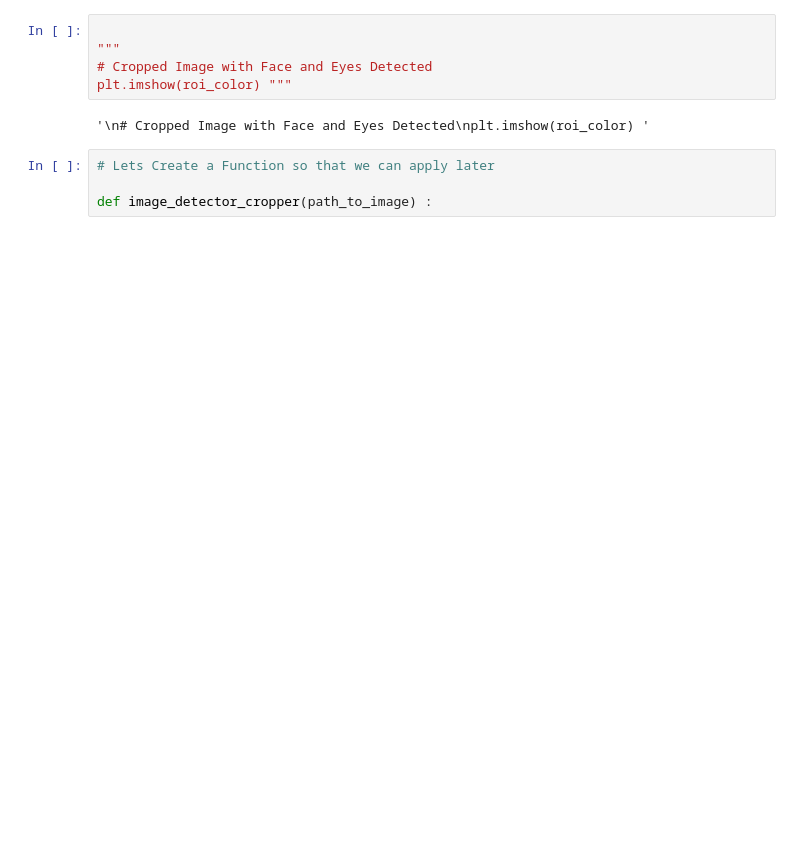
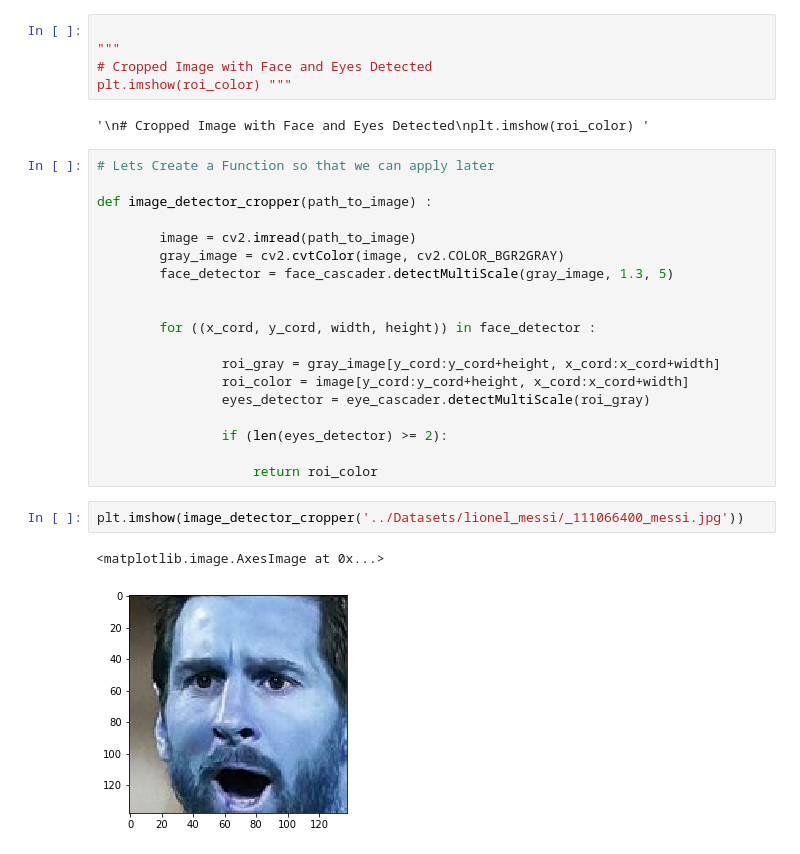
Before and after one commit to ArsalanSahab/DataScience_MachineLearning_Projects, a Jupyter notebook: Sports_Celeb_Classification/Notebooks/sports_celeb.ipynb, the cells around one changed output. Drawn from its saved outputs; the diff is of its cells as text; blank space fills up the shorter version.

```diff
--- a/Sports_Celeb_Classification/Notebooks/sports_celeb.ipynb
+++ b/Sports_Celeb_Classification/Notebooks/sports_celeb.ipynb
@@ -131,7 +134,27 @@ plt.show()
 plt.imshow(roi_color) """
 # %% [output]
 '\n# Cropped Image with Face and Eyes Detected\nplt.imshow(roi_color) '
-# %%
-# Lets Create a Function so that we can apply later
-
-def image_detector_cropper(path_to_image) :
+# %%
+# Lets Create a Function so that we can apply later
+
+def image_detector_cropper(path_to_image) :
+
+        image = cv2.imread(path_to_image)
+        gray_image = cv2.cvtColor(image, cv2.COLOR_BGR2GRAY)
+        face_detector = face_cascader.detectMultiScale(gray_image, 1.3, 5)
+
+
+        for ((x_cord, y_cord, width, height)) in face_detector :
+
+                roi_gray = gray_image[y_cord:y_cord+height, x_cord:x_cord+width]
+                roi_color = image[y_cord:y_cord+height, x_cord:x_cord+width]
+                eyes_detector = eye_cascader.detectMultiScale(roi_gray)
+
+                if (len(eyes_detector) >= 2):
+
+                    return roi_color
+# %%
+plt.imshow(image_detector_cropper('../Datasets/lionel_messi/_111066400_messi.jpg'))
+# %% [output]
+<matplotlib.image.AxesImage at 0x...>
+[figure, added]
```
Also changed, not shown: parts of 6 cells of this notebook.
